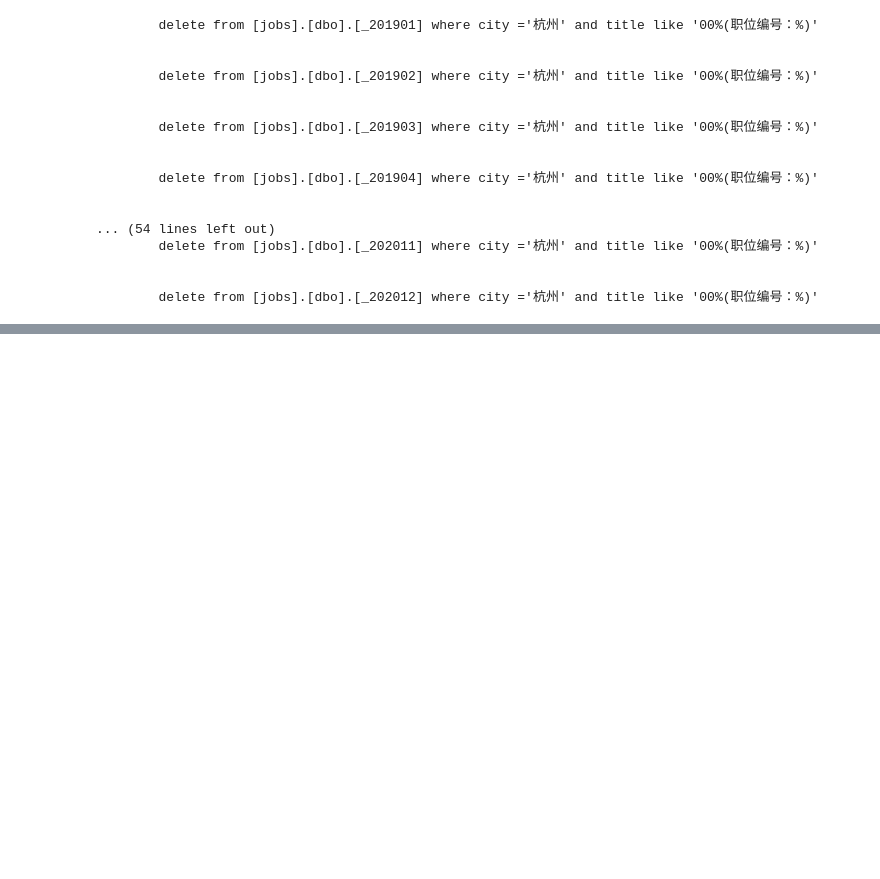
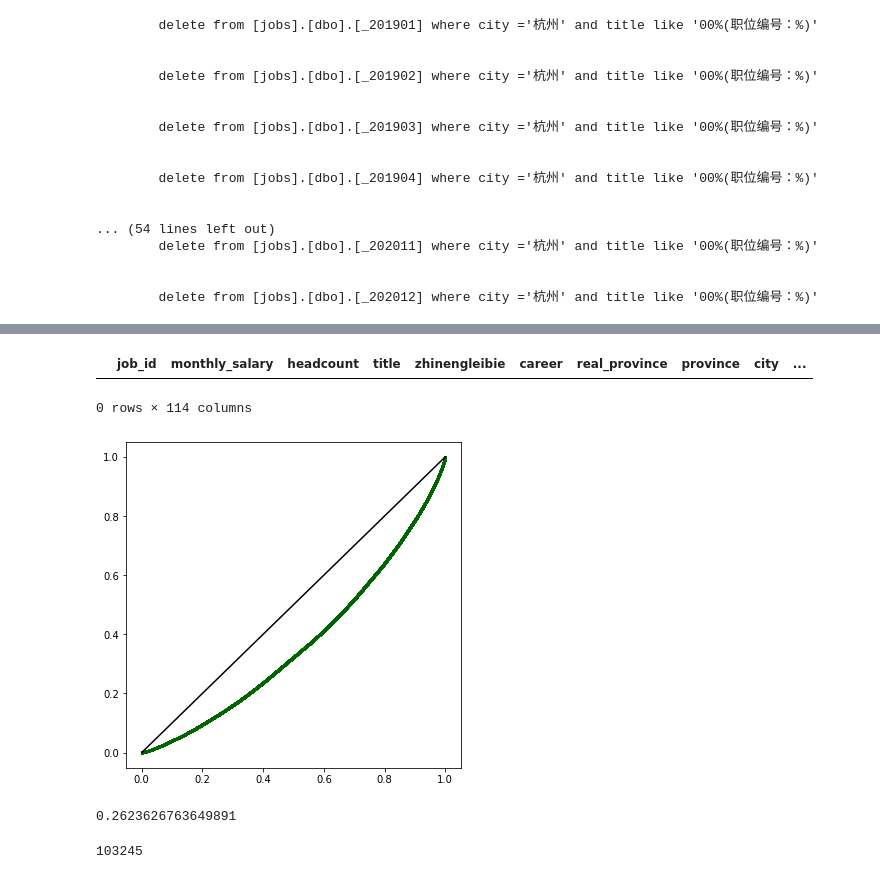
Before and after one commit to EricWebsmith/china_job_survey, a Jupyter notebook: reports/202005/General_Stats.ipynb, the cells around one changed output, grey strips where cells are left out. Saved outputs shown, nothing was run; the diff lists cells and outputs as text; code cells hidden in the pictures; blank space fills up the shorter version.

```diff
--- a/reports/202005/General_Stats.ipynb
+++ b/reports/202005/General_Stats.ipynb
@@ -147,0 +141,9 @@ sql
+# %%
+salary=data_original.monthly_salary.values
+# %%
+salary.sort()
+# %%
+data_original[data_original['monthly_salary'].isna()]
+# %% [output]
+|  | job_id | monthly_salary | headcount | title | zhinengleibie | career | real_province | province | city | ... |
+0 rows × 114 columns
@@ -147,0 +152,15 @@ sql
+# %%
+def lorenz_curve(X):
+    X_lorenz = X.cumsum() / X.sum()
+    X_lorenz = np.insert(X_lorenz, 0, 0)
+    X_lorenz[0], X_lorenz[-1]
+    fig, ax = plt.subplots(figsize=[6,6])
+    ## scatter plot of Lorenz curve
+    ax.scatter(np.arange(X_lorenz.size)/(X_lorenz.size-1), X_lorenz,
+               color='darkgreen', s=1)
+    ## line plot of equality
+    ax.plot([0,1], [0,1], color='k')
+# %%
+lorenz_curve(salary)
+# %% [output]
+[figure, added]
@@ -147,0 +177,8 @@ sql
+# %%
+gini(salary)
+# %% [output]
+0.2623626763649891
+# %%
+len(salary)
+# %% [output]
+103245
```
Also changed, not shown: parts of 10 cells of this notebook, 46 other files.
